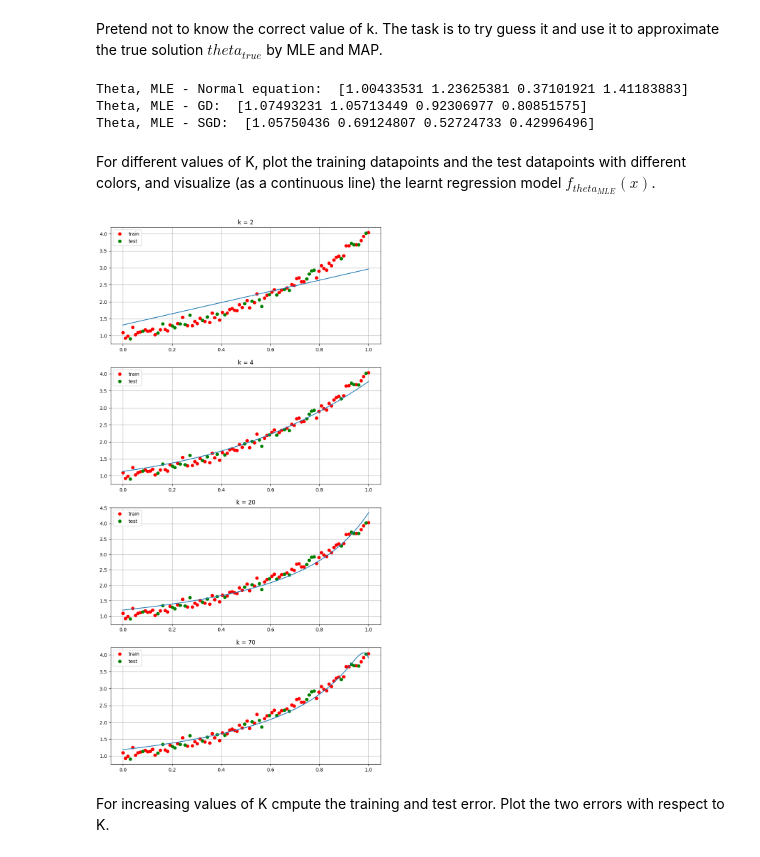
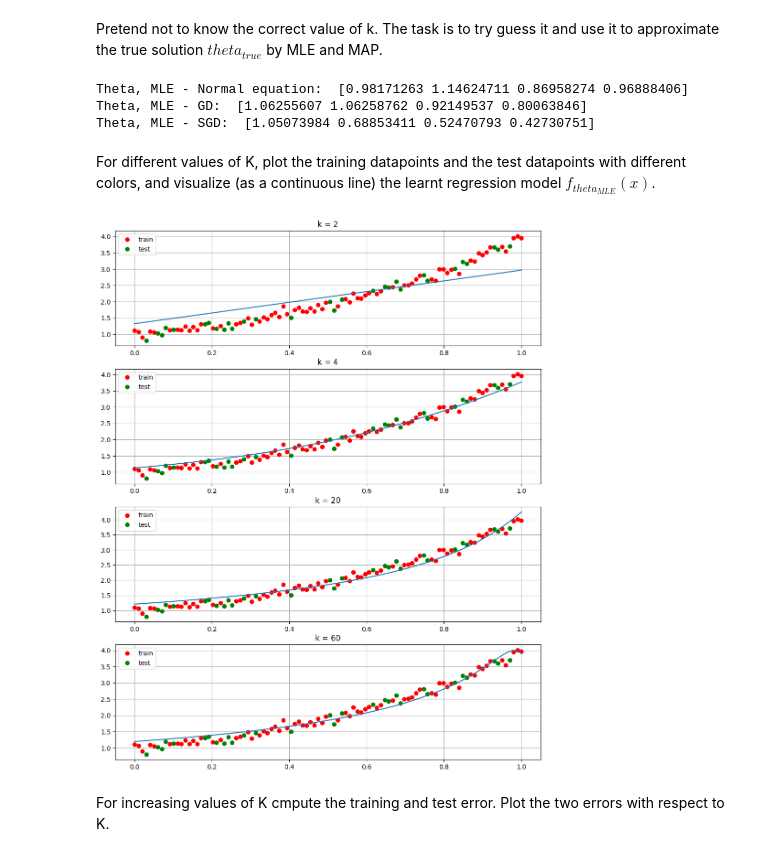
Before and after one commit to ChiaraAngileri/SMM_lab, a Jupyter notebook: Homework4 - no comments.ipynb, the cells around one changed output. Drawn from its saved outputs; the diff is of its cells as text; code cells hidden in the pictures.

```diff
--- a/Homework4 - no comments.ipynb
+++ b/Homework4 - no comments.ipynb
@@ -61,12 +84,10 @@ def grad_f_MAP(X, Y, lamda):
 # %%
 def GD(grad_f, x0, kmax=100, tolf=1e-6, tolx=1e-6, alpha=1e-3):
     k = 0
-    dim_m, dim_n = kmax+1, x0.shape[0]
+    dim_m, dim_n = (kmax+1, x0.shape[0])
     x = np.empty((dim_m, dim_n))
 
     x[k]=x0
-
-    k+=1
 
     conditions = True
 
@@ -156,6 +177,6 @@ print("Theta, MLE - Normal equation: ", theta_mle_normal)
 print("Theta, MLE - GD: ", theta_mle_gd)
 print("Theta, MLE - SGD: ", theta_mle_sgd)
 # %% [output]
-Theta, MLE - Normal equation:  [1.00433531 1.23625381 0.37101921 1.41183883]
-Theta, MLE - GD:  [1.07493231 1.05713449 0.92306977 0.80851575]
-Theta, MLE - SGD:  [1.05750436 0.69124807 0.52724733 0.42996496]
+Theta, MLE - Normal equation:  [0.98171263 1.14624711 0.86958274 0.96888406]
+Theta, MLE - GD:  [1.06255607 1.06258762 0.92149537 0.80063846]
+Theta, MLE - SGD:  [1.05073984 0.68853411 0.52470793 0.42730751]
@@ -193,37 +195,33 @@ def error(D, k, theta):
 # %% [markdown]
 For different values of K, plot the training datapoints and the test datapoints with different colors, and visualize (as a continuous line) the learnt regression model $f_{theta_{MLE}}(x)$.
 # %%
-D_train, D_test = split_data(D[0], D[1], 70)
-X_train, Y_train = D_train
-X_test, Y_test = D_test
-
-k_vector = [2, 4, 20, 70]
+k_vector = [2, 4, 20, 60]
 theta_mle_vector = []
 
 for k in k_vector:
     theta_mle = MLE(D_train, k, "GD")
     theta_mle_vector.append(theta_mle)
 
-fig, ax = plt.subplots(len(k_vector), figsize = (10, 20))
+fig, ax = plt.subplots(len(k_vector), figsize=(12, 15))
 
 for i in range(len(k_vector)):
 
     theta = theta_mle_vector[i]
     k = k_vector[i]
 
     XX = np.linspace(a, b, 1000)
     YY = polynomial_regression(XX, k, theta)
 
     ax[i].set_title(f'k = {k}')
     ax[i].plot(X_train, Y_train, 'ro')
     ax[i].plot(X_test, Y_test, 'go')
     ax[i].legend(['train', 'test'])
     ax[i].plot(XX, YY)
     ax[i].grid()
 
 plt.show()
 # %% [output]
-[figure, old version]
+[figure, new version]
 # %% [markdown]
 For increasing values of K cmpute the training and test error. Plot the two errors with respect to K.
 # %%
```
Also changed, not shown: parts of 12 cells of this notebook.
